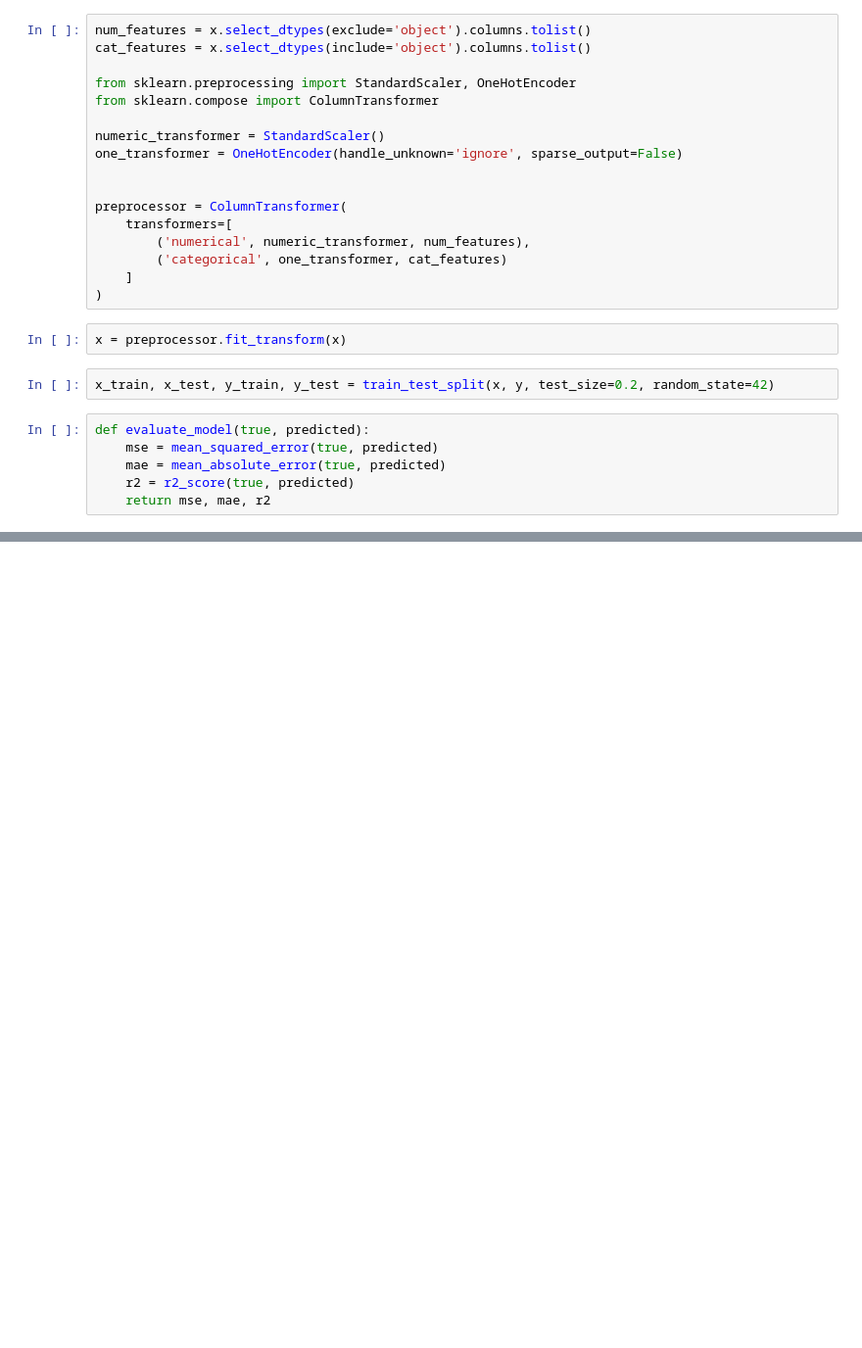
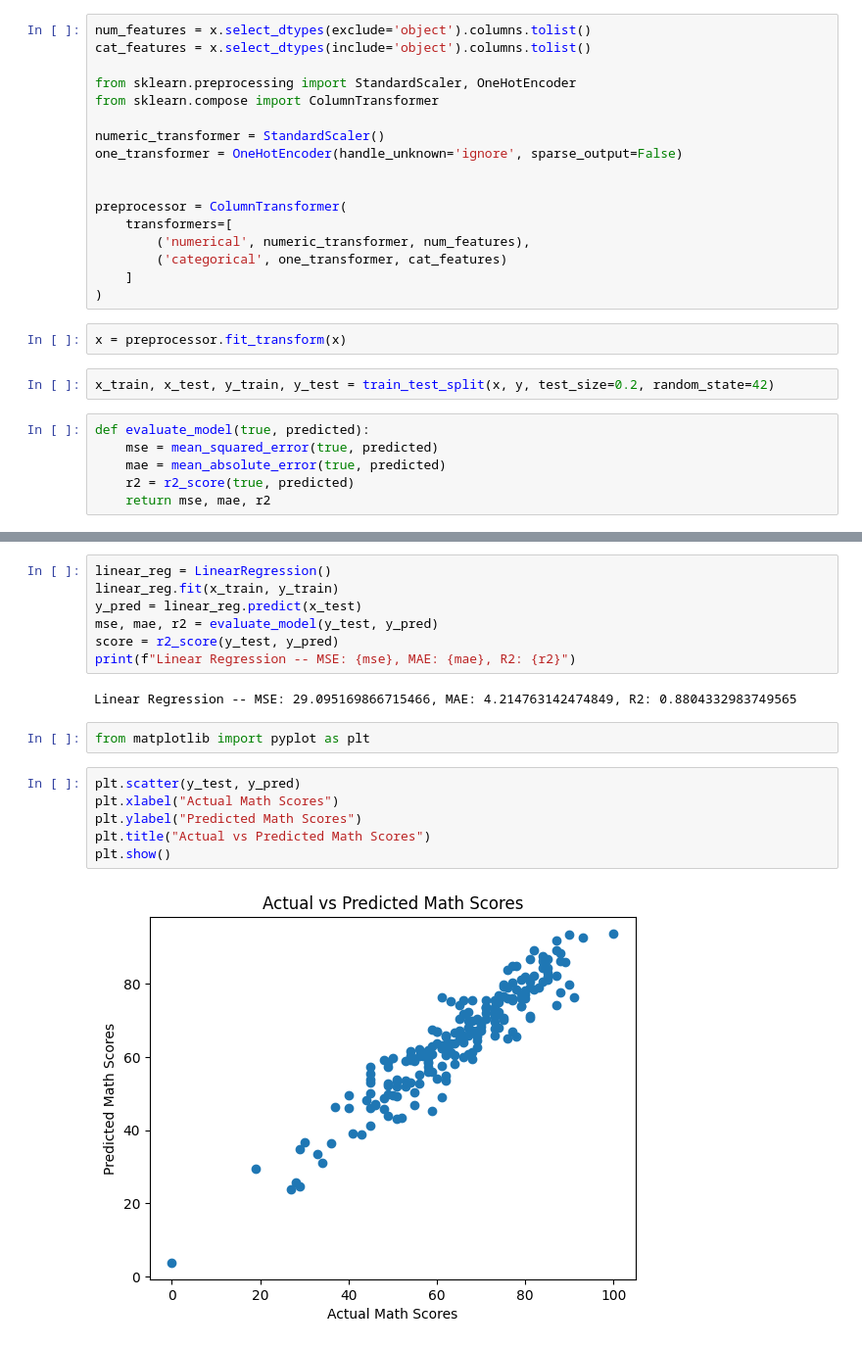
Before and after one commit to anthonijosap/mlops, a Jupyter notebook: notebook/modeltraining.ipynb, the cells around one changed output, grey strips where cells are left out. Shown at 98% size. Drawn from its saved outputs; the diff is of its cells as text; blank space fills up the shorter version.

Commit message:
train and test

```diff
--- a/notebook/modeltraining.ipynb
+++ b/notebook/modeltraining.ipynb
@@ -101 +101,20 @@ pd.DataFrame({'Model': model_list, 'R2 Score': r2_list})
 | 8 | XGBoost Regressor | 0.821221 |
+# %%
+linear_reg = LinearRegression()
+linear_reg.fit(x_train, y_train)
+y_pred = linear_reg.predict(x_test)
+mse, mae, r2 = evaluate_model(y_test, y_pred)
+score = r2_score(y_test, y_pred)
+print(f"Linear Regression -- MSE: {mse}, MAE: {mae}, R2: {r2}")
+# %% [output]
+Linear Regression -- MSE: 29.095169866715466, MAE: 4.214763142474849, R2: 0.8804332983749565
+# %%
+from matplotlib import pyplot as plt
+# %%
+plt.scatter(y_test, y_pred)
+plt.xlabel("Actual Math Scores")
+plt.ylabel("Predicted Math Scores")
+plt.title("Actual vs Predicted Math Scores")
+plt.show()
+# %% [output]
+[figure, added]
```
Also changed, not shown: parts of 3 cells of this notebook, 5 other files.
